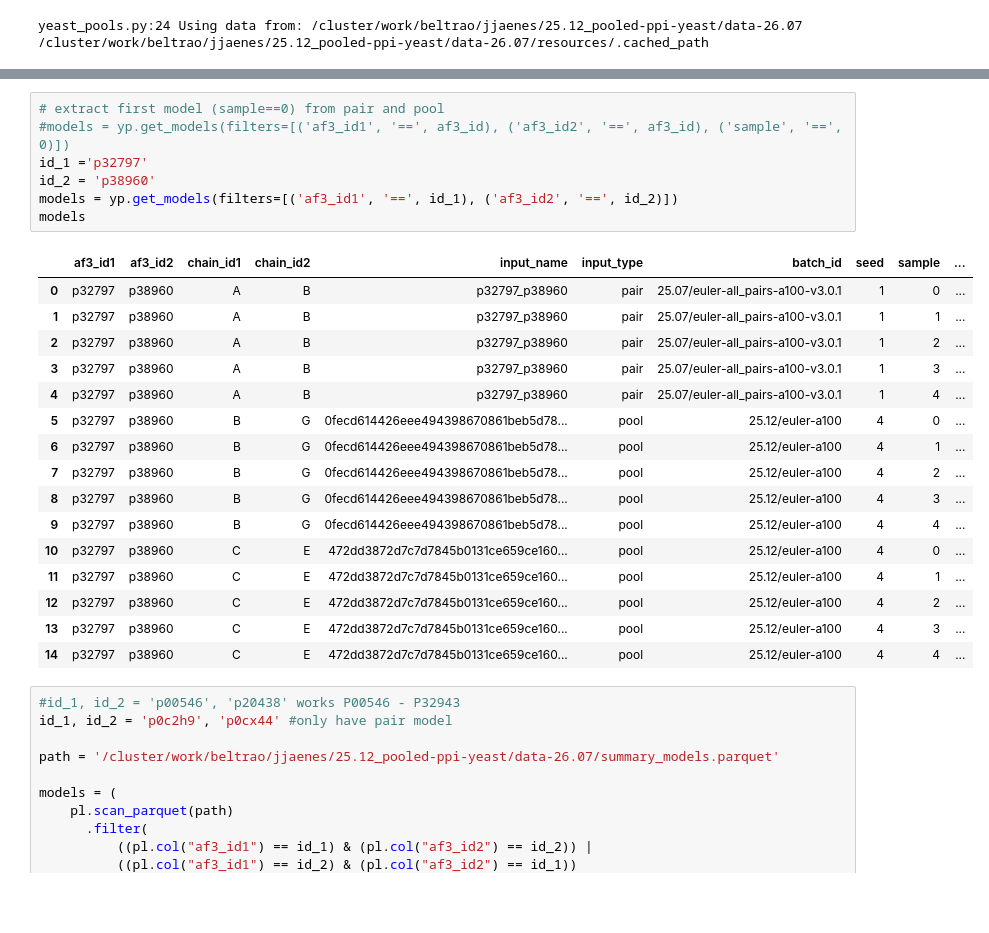
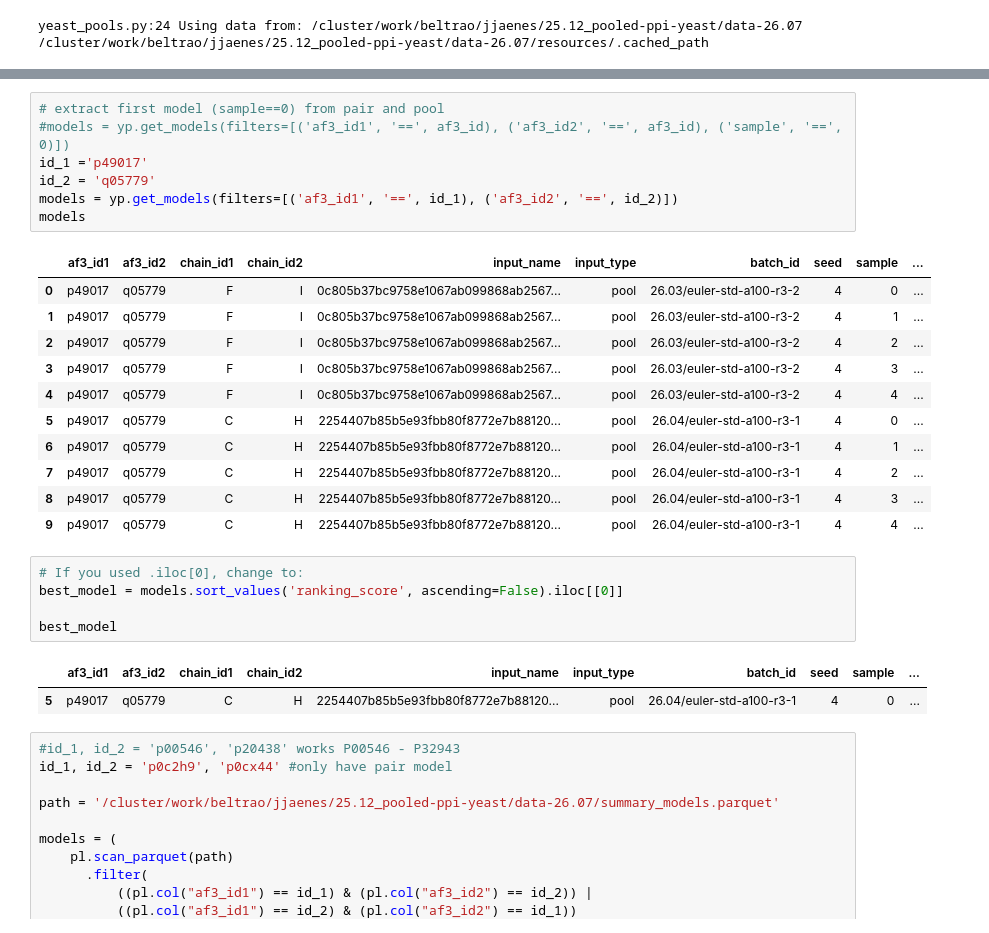
Before and after one commit to Kim-Dammer/master_thesis, a Jupyter notebook: notebooks/08_homomultimers.ipynb, the cells around one changed output, grey strips where cells are left out. Cells and saved outputs as stored; diff of their text form; blank space fills up the shorter version.

```diff
--- a/notebooks/08_homomultimers.ipynb
+++ b/notebooks/08_homomultimers.ipynb
@@ -34,27 +34,30 @@ yp.get_models(filters=[('af3_id1', '==', af3_id), ('af3_id2', '==', af3_id)])
 # %%
 # extract first model (sample==0) from pair and pool
 #models = yp.get_models(filters=[('af3_id1', '==', af3_id), ('af3_id2', '==', af3_id), ('sample', '==', 0)])
-id_1 ='p32797'
-id_2 = 'p38960'
+id_1 ='p49017'
+id_2 = 'q05779'
 models = yp.get_models(filters=[('af3_id1', '==', id_1), ('af3_id2', '==', id_2)])
 models
 # %% [output]
 |  | af3_id1 | af3_id2 | chain_id1 | chain_id2 | input_name | input_type | batch_id | seed | sample | ... |
-| 0 | p32797 | p38960 | A | B | p32797_p38960 | pair | 25.07/euler-all_pairs-a100-v3.0.1 | 1 | 0 | ... |
-| 1 | p32797 | p38960 | A | B | p32797_p38960 | pair | 25.07/euler-all_pairs-a100-v3.0.1 | 1 | 1 | ... |
-| 2 | p32797 | p38960 | A | B | p32797_p38960 | pair | 25.07/euler-all_pairs-a100-v3.0.1 | 1 | 2 | ... |
-| 3 | p32797 | p38960 | A | B | p32797_p38960 | pair | 25.07/euler-all_pairs-a100-v3.0.1 | 1 | 3 | ... |
-| 4 | p32797 | p38960 | A | B | p32797_p38960 | pair | 25.07/euler-all_pairs-a100-v3.0.1 | 1 | 4 | ... |
-| 5 | p32797 | p38960 | B | G | 0fecd614426eee494398670861beb5d78... | pool | 25.12/euler-a100 | 4 | 0 | ... |
-| 6 | p32797 | p38960 | B | G | 0fecd614426eee494398670861beb5d78... | pool | 25.12/euler-a100 | 4 | 1 | ... |
-| 7 | p32797 | p38960 | B | G | 0fecd614426eee494398670861beb5d78... | pool | 25.12/euler-a100 | 4 | 2 | ... |
-| 8 | p32797 | p38960 | B | G | 0fecd614426eee494398670861beb5d78... | pool | 25.12/euler-a100 | 4 | 3 | ... |
-| 9 | p32797 | p38960 | B | G | 0fecd614426eee494398670861beb5d78... | pool | 25.12/euler-a100 | 4 | 4 | ... |
-| 10 | p32797 | p38960 | C | E | 472dd3872d7c7d7845b0131ce659ce160... | pool | 25.12/euler-a100 | 4 | 0 | ... |
-| 11 | p32797 | p38960 | C | E | 472dd3872d7c7d7845b0131ce659ce160... | pool | 25.12/euler-a100 | 4 | 1 | ... |
-| 12 | p32797 | p38960 | C | E | 472dd3872d7c7d7845b0131ce659ce160... | pool | 25.12/euler-a100 | 4 | 2 | ... |
-| 13 | p32797 | p38960 | C | E | 472dd3872d7c7d7845b0131ce659ce160... | pool | 25.12/euler-a100 | 4 | 3 | ... |
-| 14 | p32797 | p38960 | C | E | 472dd3872d7c7d7845b0131ce659ce160... | pool | 25.12/euler-a100 | 4 | 4 | ... |
+| 0 | p49017 | q05779 | F | I | 0c805b37bc9758e1067ab099868ab2567... | pool | 26.03/euler-std-a100-r3-2 | 4 | 0 | ... |
+| 1 | p49017 | q05779 | F | I | 0c805b37bc9758e1067ab099868ab2567... | pool | 26.03/euler-std-a100-r3-2 | 4 | 1 | ... |
+| 2 | p49017 | q05779 | F | I | 0c805b37bc9758e1067ab099868ab2567... | pool | 26.03/euler-std-a100-r3-2 | 4 | 2 | ... |
+| 3 | p49017 | q05779 | F | I | 0c805b37bc9758e1067ab099868ab2567... | pool | 26.03/euler-std-a100-r3-2 | 4 | 3 | ... |
+| 4 | p49017 | q05779 | F | I | 0c805b37bc9758e1067ab099868ab2567... | pool | 26.03/euler-std-a100-r3-2 | 4 | 4 | ... |
+| 5 | p49017 | q05779 | C | H | 2254407b85b5e93fbb80f8772e7b88120... | pool | 26.04/euler-std-a100-r3-1 | 4 | 0 | ... |
+| 6 | p49017 | q05779 | C | H | 2254407b85b5e93fbb80f8772e7b88120... | pool | 26.04/euler-std-a100-r3-1 | 4 | 1 | ... |
+| 7 | p49017 | q05779 | C | H | 2254407b85b5e93fbb80f8772e7b88120... | pool | 26.04/euler-std-a100-r3-1 | 4 | 2 | ... |
+| 8 | p49017 | q05779 | C | H | 2254407b85b5e93fbb80f8772e7b88120... | pool | 26.04/euler-std-a100-r3-1 | 4 | 3 | ... |
+| 9 | p49017 | q05779 | C | H | 2254407b85b5e93fbb80f8772e7b88120... | pool | 26.04/euler-std-a100-r3-1 | 4 | 4 | ... |
+# %%
+# If you used .iloc[0], change to:
+best_model = models.sort_values('ranking_score', ascending=False).iloc[[0]]
+
+best_model
+# %% [output]
+|  | af3_id1 | af3_id2 | chain_id1 | chain_id2 | input_name | input_type | batch_id | seed | sample | ... |
+| 5 | p49017 | q05779 | C | H | 2254407b85b5e93fbb80f8772e7b88120... | pool | 26.04/euler-std-a100-r3-1 | 4 | 0 | ... |
 # %%
 #id_1, id_2 = 'p00546', 'p20438' works P00546 - P32943
 id_1, id_2 = 'p0c2h9', 'p0cx44' #only have pair model
```
Also changed, not shown: parts of 1 cell of this notebook, 3 other files.
